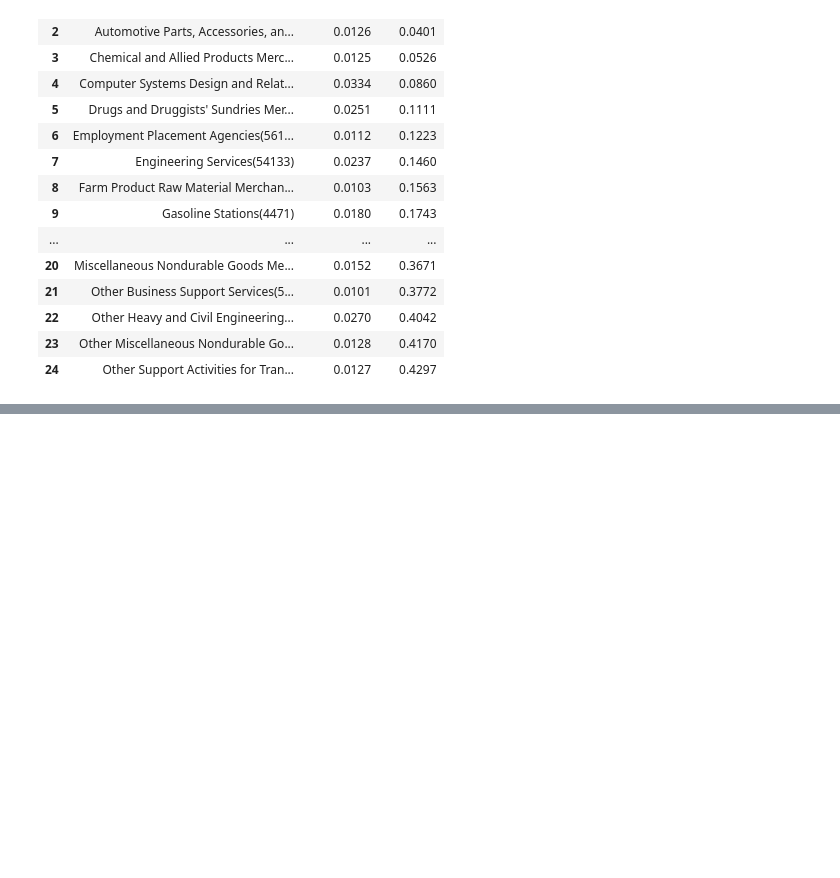
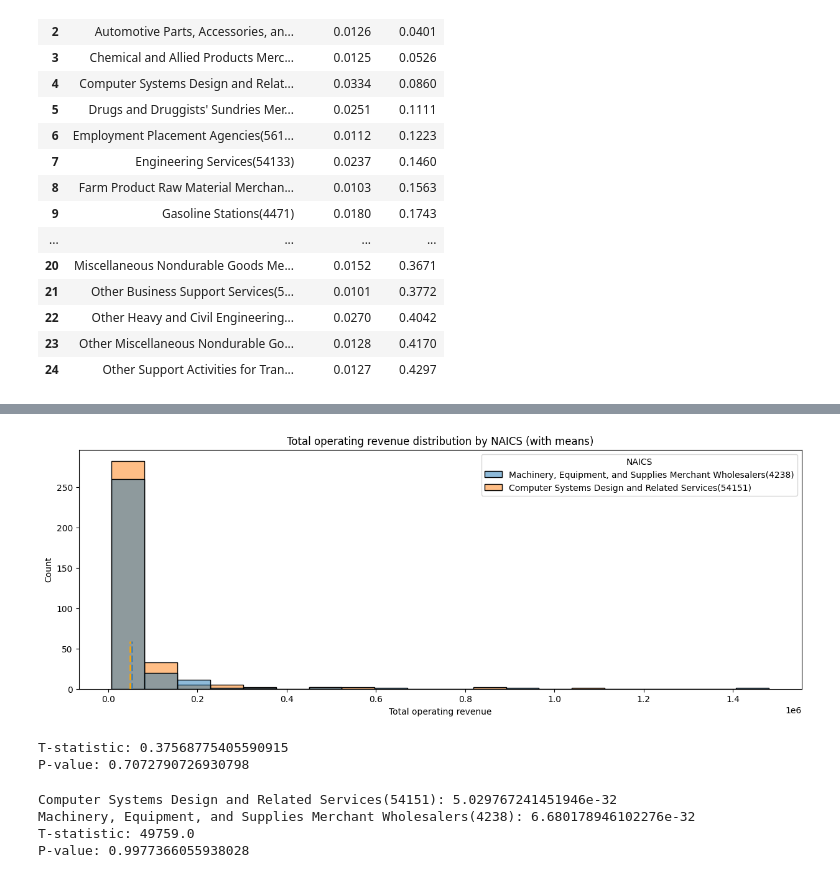
Before and after one commit to juanDango/ProyectoCienciaDatos, a Jupyter notebook: analisis2.ipynb, the cells around one changed output, grey strips where cells are left out. Saved outputs shown, nothing was run; the diff lists cells and outputs as text; code cells hidden in the pictures; blank space fills up the shorter version.

```diff
--- a/analisis2.ipynb
+++ b/analisis2.ipynb
@@ -762,0 +870,21 @@ most_representative_naics
+# %%
+selected_naics = [
+    "Computer Systems Design and Related Services(54151)",
+    "Machinery, Equipment, and Supplies Merchant Wholesalers(4238)"
+]
+# %%
+# Plotting total operating revenue distribution by 2 segmented NAICS
+fig, ax = plt.subplots(1, 1, figsize=(15, 5))
+sns.histplot(
+    data=datos.loc[datos["NAICS"].isin(selected_naics)],
+    x="Total operating revenue",
+    hue="NAICS",
+    bins=20,
+    ax=ax
+)
+for (naic_code, color) in zip(selected_naics, ["steelblue", "orange"]):
+    ax.axvline(datos.loc[datos["NAICS"] == naic_code, "Total operating revenue"].mean(), color=color, linestyle="dashed", linewidth=2, ymax=0.2)
+plt.title("Total operating revenue distribution by NAICS (with means)")
+plt.show()
+# %% [output]
+[figure, added]
@@ -762,0 +900,24 @@ most_representative_naics
+# %%
+print("T-statistic:", t_stat)
+print("P-value:", p_value)
+# %% [output]
+T-statistic: 0.37568775405590915
+P-value: 0.7072790726930798
+# %%
+# Testing normality for each group
+print(f"{selected_naics[0]}:", shapiro(datos.loc[datos["NAICS"] == selected_naics[0], "Total operating revenue"])[1])
+print(f"{selected_naics[1]}:", shapiro(datos.loc[datos["NAICS"] == selected_naics[1], "Total operating revenue"])[1])
+
+# Applying a non-parametric test
+t_stat, p_value = mannwhitneyu(
+    datos.loc[datos["NAICS"] == selected_naics[0], "Total operating revenue"],
+    datos.loc[datos["NAICS"] == selected_naics[1], "Total operating revenue"]
+)
+
+print("T-statistic:", t_stat)
+print("P-value:", p_value)
+# %% [output]
+Computer Systems Design and Related Services(54151): 5.029767241451946e-32
+Machinery, Equipment, and Supplies Merchant Wholesalers(4238): 6.680178946102276e-32
+T-statistic: 49759.0
+P-value: 0.9977366055938028
```
Also changed, not shown: parts of 15 cells of this notebook, 1 other file.
